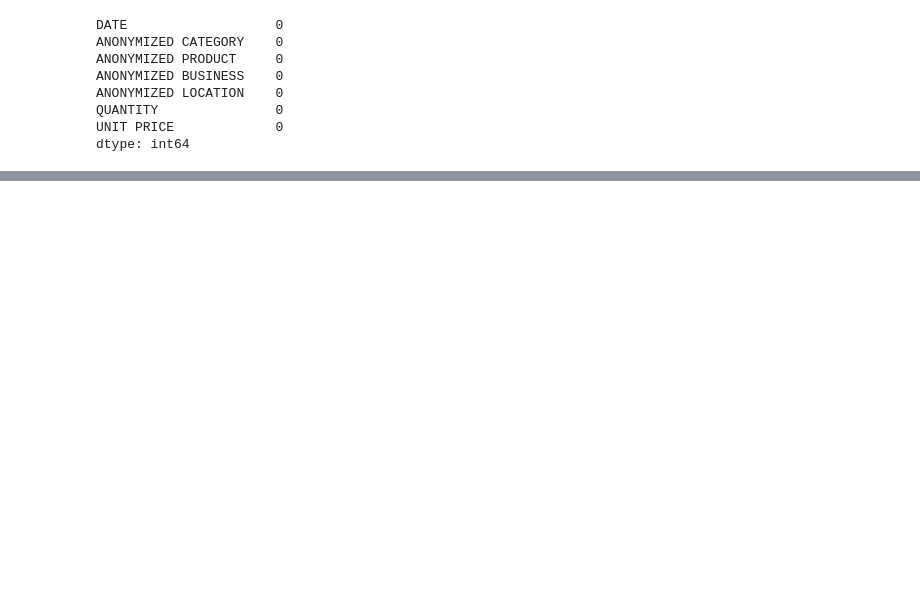
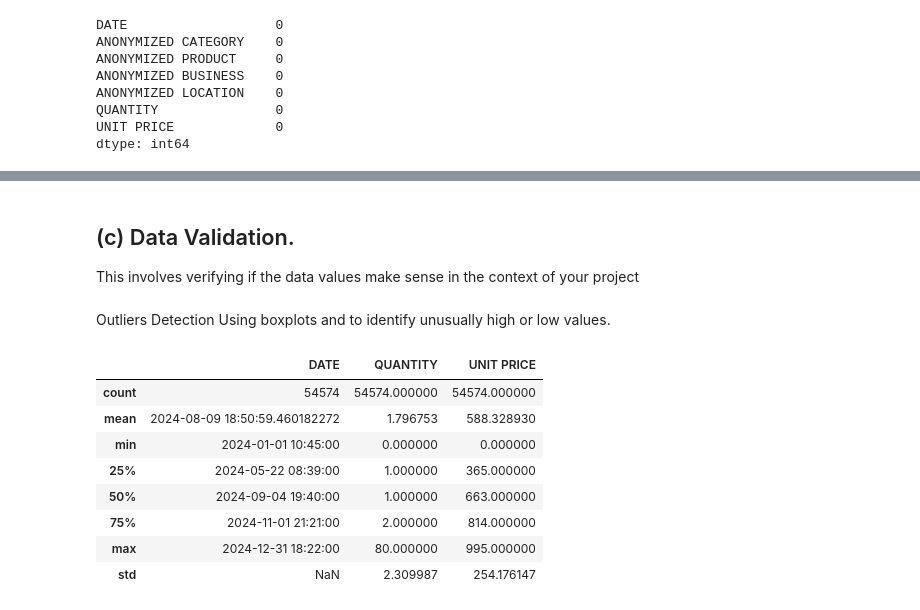
Before and after one commit to PaulMuniu/Kwanza-Tukule-Data-Analysis, a Jupyter notebook: Kwanza_Tukule.ipynb, the cells around one changed output, grey strips where cells are left out. Saved outputs shown, nothing was run; the diff lists cells and outputs as text; code cells hidden in the pictures; blank space fills up the shorter version.

```diff
--- a/Kwanza_Tukule.ipynb
+++ b/Kwanza_Tukule.ipynb
@@ -113,0 +187,18 @@ dtype: int64
+# %% [markdown]
+## (c) Data Validation.
+This involves verifying if the data values make sense in the context of your project
+# %% [markdown]
+Outliers Detection
+Using boxplots and  to identify unusually high or low values.
+# %%
+data.describe()
+# %% [output]
+|  | DATE | QUANTITY | UNIT PRICE |
+| count | 54574 | 54574.000000 | 54574.000000 |
+| mean | 2024-08-09 18:50:59.460182272 | 1.796753 | 588.328930 |
+| min | 2024-01-01 10:45:00 | 0.000000 | 0.000000 |
+| 25% | 2024-05-22 08:39:00 | 1.000000 | 365.000000 |
+| 50% | 2024-09-04 19:40:00 | 1.000000 | 663.000000 |
+| 75% | 2024-11-01 21:21:00 | 2.000000 | 814.000000 |
+| max | 2024-12-31 18:22:00 | 80.000000 | 995.000000 |
+| std | NaN | 2.309987 | 254.176147 |
```
Also changed, not shown: parts of 24 cells of this notebook.
